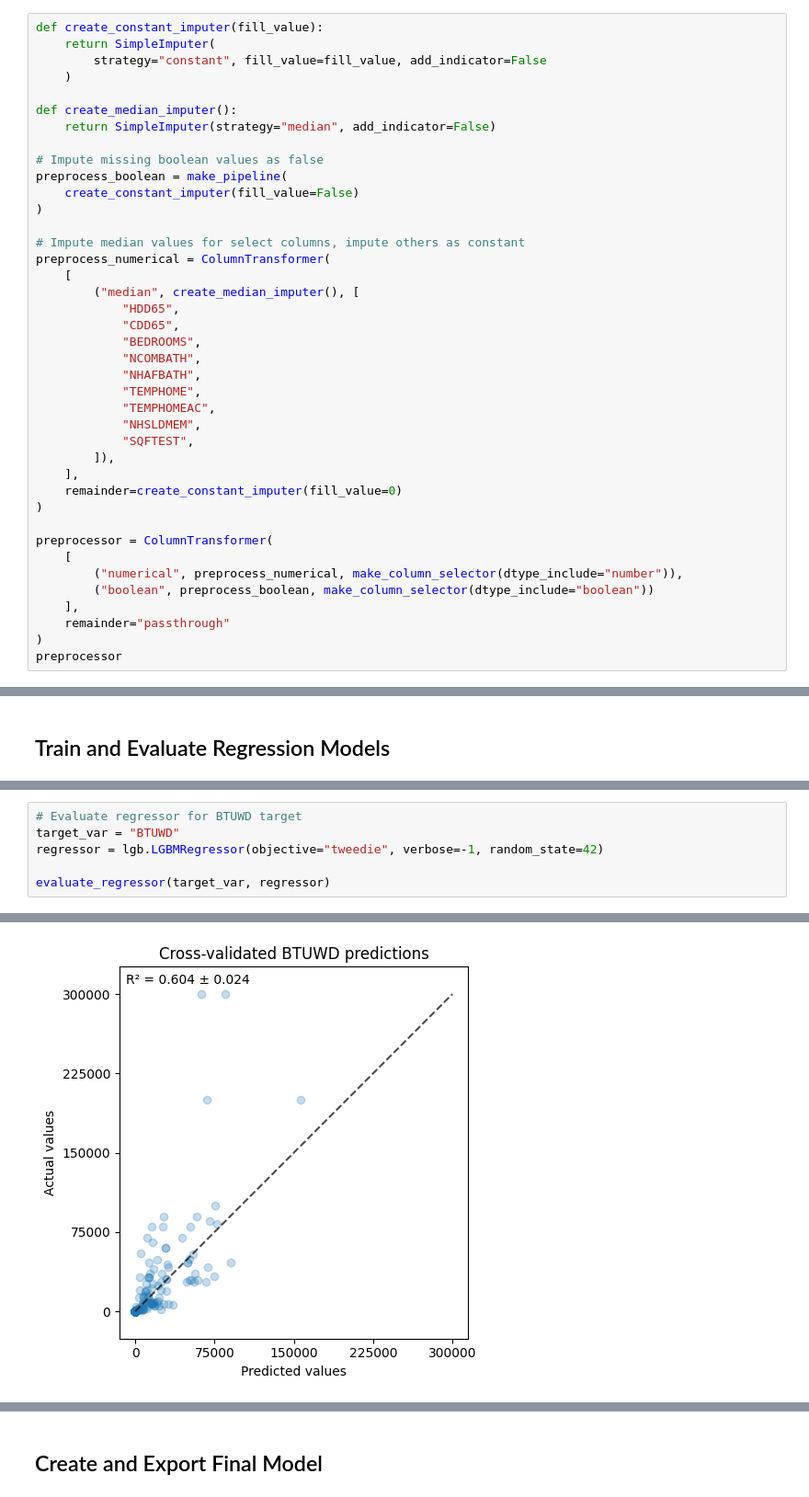
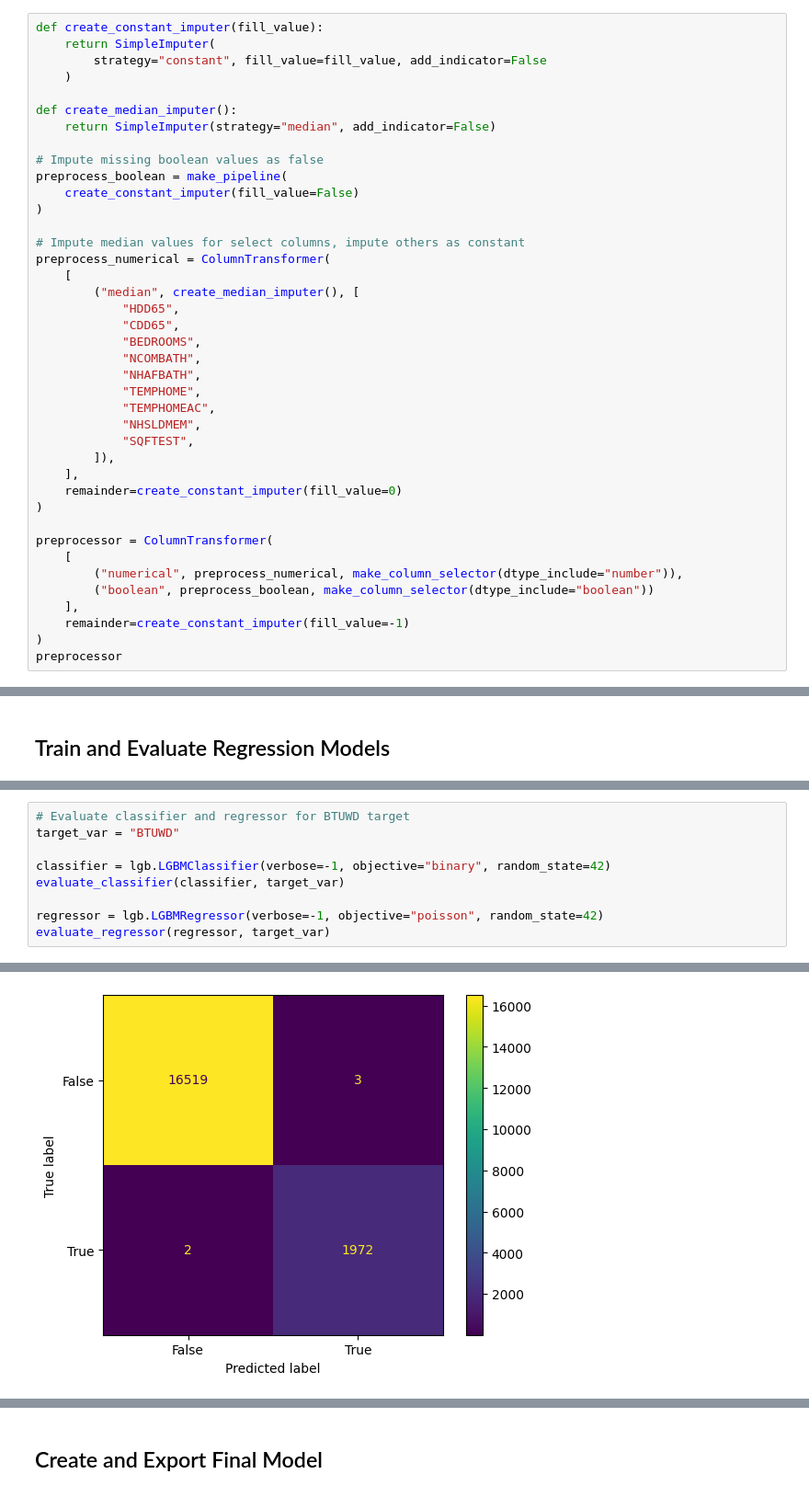
Before and after one commit to jon-codes/c964-model, a Jupyter notebook: notebooks/train.ipynb, the cells around one changed output, grey strips where cells are left out. Shown: that part at 92% size. Cells and saved outputs as stored; diff of their text form.

```diff
--- a/notebooks/train.ipynb
+++ b/notebooks/train.ipynb
@@ -135,7 +136,7 @@ preprocessor = ColumnTransformer(
         ("numerical", preprocess_numerical, make_column_selector(dtype_include="number")),
         ("boolean", preprocess_boolean, make_column_selector(dtype_include="boolean"))
     ],
-    remainder="passthrough"
+    remainder=create_constant_imputer(fill_value=-1)
 )
 preprocessor
 # %% [output]
@@ -267,7 +331,10 @@ Mean Absolute Error (MAE):
 # %%
-# Evaluate regressor for BTUWD target
+# Evaluate classifier and regressor for BTUWD target
 target_var = "BTUWD"
-regressor = lgb.LGBMRegressor(objective="tweedie", verbose=-1, random_state=42)
 
-evaluate_regressor(target_var, regressor)
+classifier = lgb.LGBMClassifier(verbose=-1, objective="binary", random_state=42)
+evaluate_classifier(classifier, target_var)
+
+regressor = lgb.LGBMRegressor(verbose=-1, objective="poisson", random_state=42)
+evaluate_regressor(regressor, target_var)
 # %% [output]
@@ -278 +349 @@ Mean Absolute Error (MAE):
-[figure, old version]
+[figure, new version]
```
Also changed, not shown: parts of 8 cells of this notebook, 4 other files.
